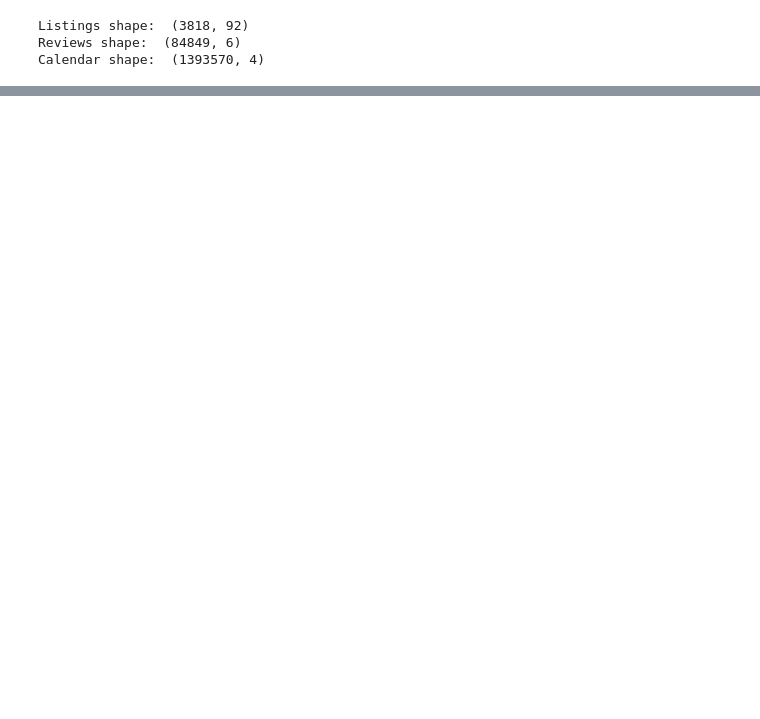
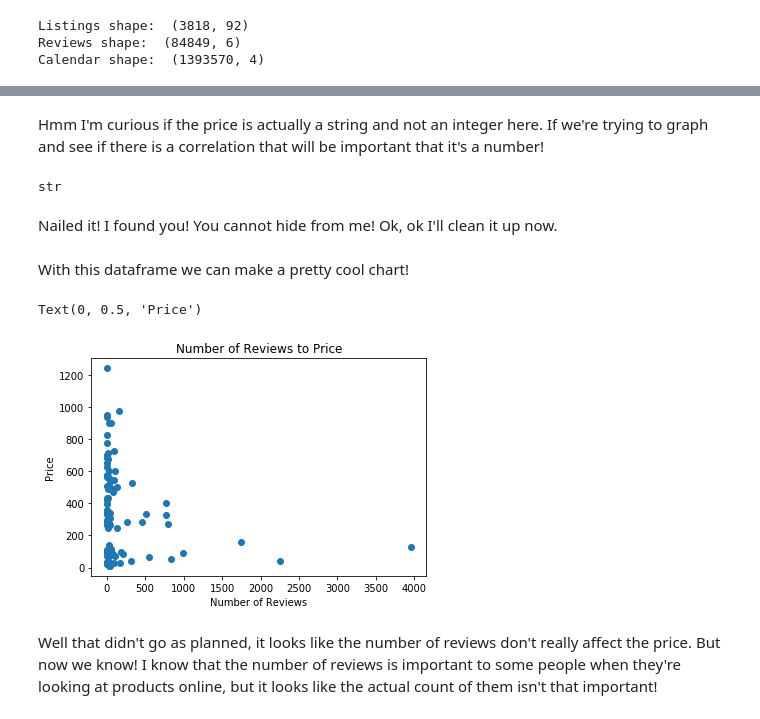
Before and after one commit to nevin-watkins/airbnb, a Jupyter notebook: analysis.ipynb, the cells around one changed output, grey strips where cells are left out. Cells and saved outputs as stored; diff of their text form; code cells hidden in the pictures; blank space fills up the shorter version.

```diff
--- a/analysis.ipynb
+++ b/analysis.ipynb
@@ -57,0 +201,4 @@ When I first got to this dataset, I thought I would want to compare Boston and S
+# %%
+reviews_prices.dropna(axis=0, how='any', subset={'price'}, inplace=True)
+reviews_prices.head()
+reviews_prices.shape
@@ -57,0 +209,2 @@ When I first got to this dataset, I thought I would want to compare Boston and S
+# %%
+reviews_prices["count"] = reviews_prices.groupby('listing_id')['listing_id'].transform("count")
@@ -57,0 +220,26 @@ When I first got to this dataset, I thought I would want to compare Boston and S
+# %% [markdown]
+Hmm I'm curious if the price is actually a string and not an integer here. If we're trying to graph and see if there is a correlation that will be important that it's a number!
+# %%
+type(reviews_prices["price"].iloc[0])
+# %% [output]
+str
+# %% [markdown]
+Nailed it! I found you! You cannot hide from me! Ok, ok I'll clean it up now.
+# %%
+reviews_prices['price'] = pd.to_numeric(reviews_prices['price'].map(lambda x: x.strip('$').replace(',','')))
+# %%
+reviews_prices_no_dupes = reviews_prices.drop_duplicates(subset="listing_id")
+# %% [markdown]
+With this dataframe we can make a pretty cool chart!
+# %%
+plt.scatter(reviews_prices_no_dupes["count"], reviews_prices_no_dupes["price"])
+
+#plt.MaxNLocator(3)
+plt.title("Number of Reviews to Price")
+plt.xlabel("Number of Reviews")
+plt.ylabel("Price")
+# %% [output]
+Text(0, 0.5, 'Price')
+[figure, added]
+# %% [markdown]
+Well that didn't go as planned, it looks like the number of reviews don't really affect the price. But now we know! I know that the number of reviews is important to some people when they're looking at products online, but it looks like the actual count of them isn't that important!
```
Also changed, not shown: parts of 50 cells of this notebook.
